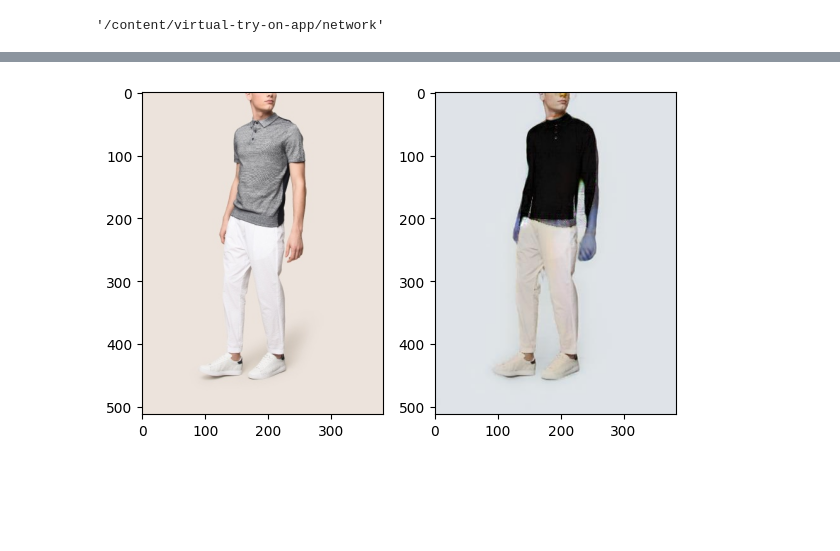
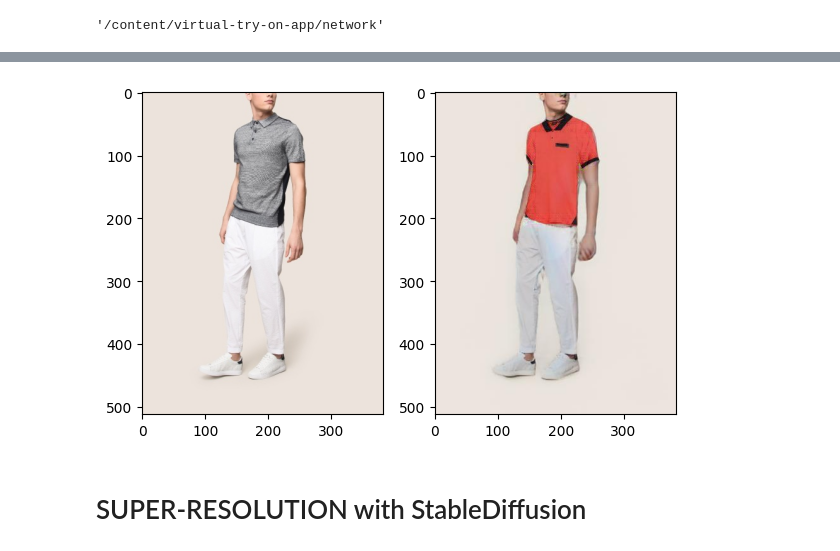
Before and after one commit to felicia-puzone/virtual-try-on-app, a Jupyter notebook: Inference_pipeline_presentation.ipynb, the cells around one changed output, grey strips where cells are left out. Saved outputs shown, nothing was run; the diff lists cells and outputs as text; code cells hidden in the pictures; blank space fills up the shorter version.

Commit message:
added try-on and ControlNet superresolution to notebook

```diff
--- a/Inference_pipeline_presentation.ipynb
+++ b/Inference_pipeline_presentation.ipynb
@@ -430,9 +427,17 @@ step:        1, time: 1.976
 Finished test TOM, named: TOM!
 # %%
 tryon = cv2.imread(r"./result/TOM/test/try-on/000179_0.jpg")
+
+try_on_path = "./result/TOM/test/try-on"
+
+shutil.copytree(try_on_path, "./../result/tryon/ours", dirs_exist_ok=True)
+
+tryon = cv2.cvtColor(tryon, cv2.COLOR_BGR2RGB)
 
 show_list = [person_image, tryon]
 
 plot_img_list(show_list)
 # %% [output]
-[figure, old version]
+[figure, new version]
+# %% [markdown]
+# SUPER-RESOLUTION  with StableDiffusion
```
Also changed, not shown: parts of 12 cells of this notebook, 1 other file.
